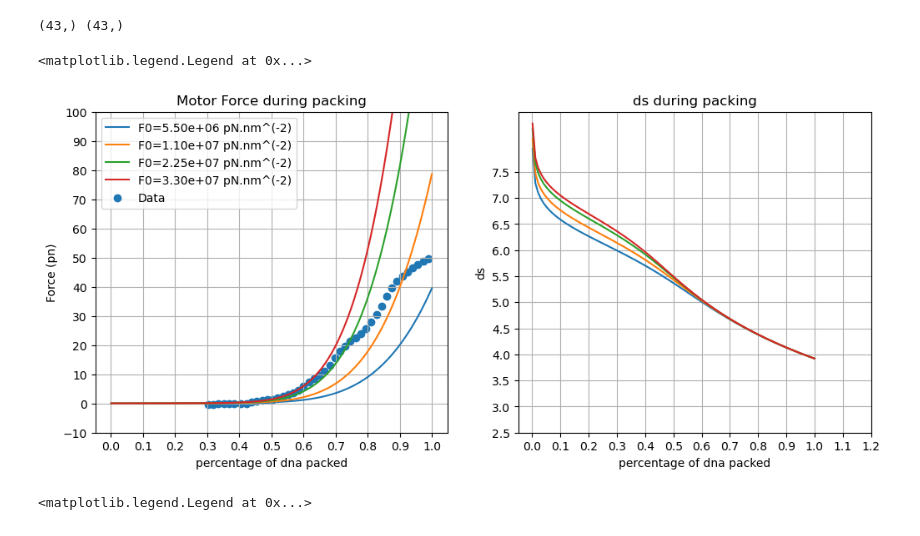
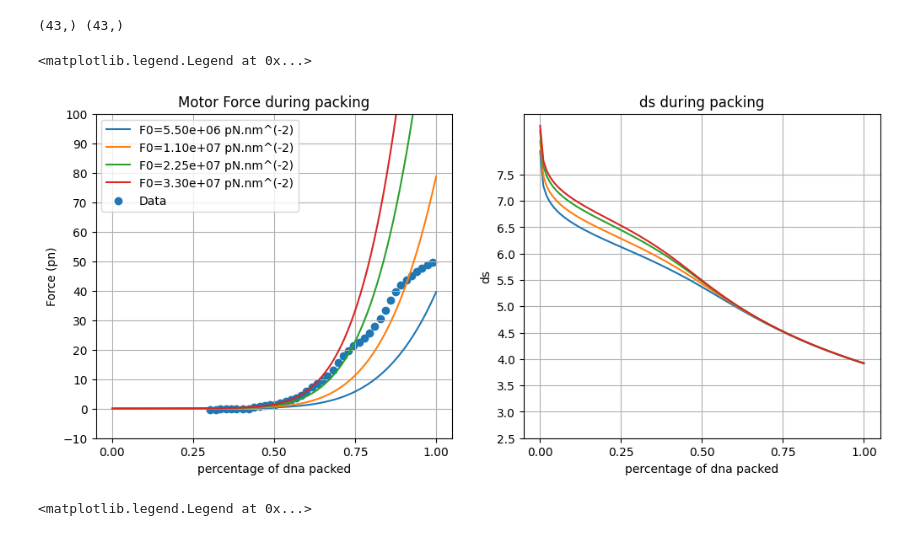
Before and after one commit to jolatechno/cours-ENS, a Jupyter notebook: cours/M2/S3/biophy/project/simulation/DNA_Buckling_V3.ipynb, the cells around one changed output. Drawn from its saved outputs; the diff is of its cells as text; code cells hidden in the pictures.

```diff
--- a/cours/M2/S3/biophy/project/simulation/DNA_Buckling_V3.ipynb
+++ b/cours/M2/S3/biophy/project/simulation/DNA_Buckling_V3.ipynb
@@ -162,37 +162,39 @@ for F0 in [55e5, 2*55e5, 4.1*55e5, 6*55e5]:
         ds[i] = sol.x[0]
 
     F = np.zeros(percent.shape)
     for i,p in enumerate(percent):
         F[i] = F_cyl(ds[i],percent[i])
 
     ax = plt.subplot(1,2,1)
     ax.plot(percent,F, label='F0=%.2e pN.nm^(-2)'%(F0))
     plt.title('Motor Force during packing')
     plt.xlabel('percentage of dna packed')
     plt.ylabel('Force (pn)')
     plt.grid('on')
-    plt.xticks(np.linspace(0.,1.2,13));
+    plt.xticks(np.linspace(0.,1.,5))
+    plt.xlim(-0.05, 1.05)
     plt.yticks(np.linspace(-10,100,12))
 
     plt.legend()
     plt.ylim(-10,100)
 
     ax2 = plt.subplot(1,2,2)
     plt.plot(percent, ds)
     #plt.ylim(2.5,7.5)
     plt.title('ds during packing')
     plt.xlabel('percentage of dna packed')
     plt.ylabel('ds')
     plt.grid('on')
-    plt.xticks(np.linspace(0.,1.2,13));
-    plt.yticks(np.linspace(2.5,7.5,11));
+    plt.xticks(np.linspace(0.,1.,5))
+    plt.xlim(-0.05, 1.05)
+    plt.yticks(np.linspace(2.5,7.5,11))
 
 ax = plt.subplot(1,2,1)
 ax.scatter(percent_data, Force_data, label='Data')
 plt.legend()
 # %% [output]
 <matplotlib.legend.Legend at 0x...>
-[figure, old version]
+[figure, new version]
 # %%
 # Plots for differnt values of Rout
 k_B=1.380e-2       # e-21JK^-1
```
Also changed, not shown: parts of 1 cell of this notebook, 8 other files.
